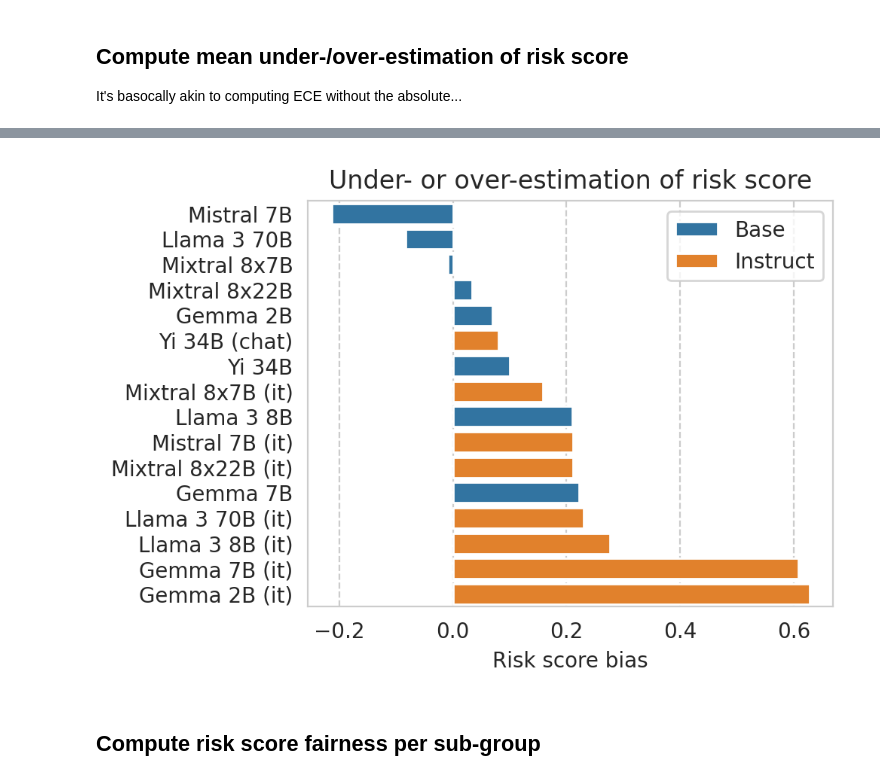
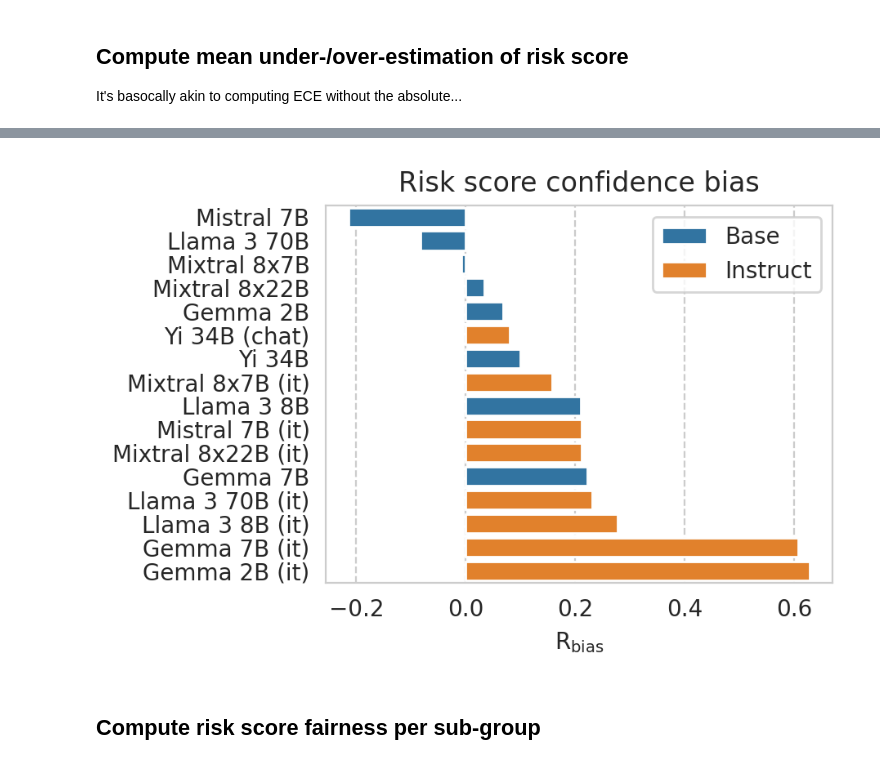
Before and after one commit to socialfoundations/folktexts, a Jupyter notebook: notebooks/paper-plots-and-tables.ipynb, the cells around one changed output, grey strips where cells are left out. Saved outputs shown, nothing was run; the diff lists cells and outputs as text; code cells hidden in the pictures.

```diff
--- a/notebooks/paper-plots-and-tables.ipynb
+++ b/notebooks/paper-plots-and-tables.ipynb
@@ -580,7 +586,6 @@ sorted_model_families = ["Llama", "Mistral", "Yi", "Gemma", "-"]
 model_pairs = sorted([
         (row["base_name"], row[model_col])
         for id_, row in task_df[task_df["is_inst"] == True].iterrows()
-        if "gemma-2-" not in id_     # note: exluding Gemma 2 models for now...
     ],
     key=lambda val: (
         1e6 * sorted_model_families.index((row := task_df[task_df[model_col] == val[0]].iloc[0])["model_family"])
@@ -977,7 +980,7 @@ for base_model, it_model in tqdm(base_it_pairs):
 ## Compute mean under-/over-estimation of risk score
 It's basocally akin to computing ECE without the absolute...
 # %%
-def compute_confidence_metric_helper(data):
+def compute_confidence_bias_metric_helper(data):
     """Helper to compute the under- / over-confidence metric.
     """
     mean_label = data["label"].mean()
@@ -988,7 +991,7 @@ def compute_confidence_metric_helper(data):
     else:
         return (mean_score - mean_label)
 
-def compute_confidence_metric(model_id, quantiled_bins=False, scores_df=None):
+def compute_confidence_bias_metric(model_id, quantiled_bins=False, scores_df=None):
     if scores_df is None:
         scores_df = scores_df_map[model_id]
 
@@ -996,12 +999,12 @@ def compute_confidence_metric(model_id, quantiled_bins=False, scores_df=None):
     scores_df["score_bin"] = discretization_func(scores_df["risk_score"], 10, labels=range(10))
 
     return (1 / len(scores_df)) * sum(
-        len(bin_data) * compute_confidence_metric_helper(bin_data)
+        len(bin_data) * compute_confidence_bias_metric_helper(bin_data)
         for bin_ in range(10)
         if len(bin_data := scores_df[scores_df["score_bin"] == bin_]) > 0
     )
 # %%
 confidence_scores = {
-    m: compute_confidence_metric(m)
+    m: compute_confidence_bias_metric(m)
     for m in tqdm(scores_df_map.keys())
 }
@@ -1039,27 +1027,33 @@ results_df.sort_values("under_over_score", ascending=True).head(3)
+# %%
+TASK = "ACSIncome"
+# TASK = "ACSTravelTime"
+# TASK = "ACSMobility"
+# TASK = "ACSEmployment"
 # %%
-plot_df = results_df[
-    (results_df[task_col] == TASK)
-    & np.array(["gemma-2-" not in row_id for row_id in results_df.index])
-]
+plot_df = results_df[results_df[task_col] == TASK]
+# plot_df = plot_df.drop(index=[id_ for id_ in plot_df.index if "gemma" in id_.lower() or "yi" in id_.lower()])   # omit Gemma models bc they're garbage :)
 
+fig, ax = plt.subplots(figsize=(4, 3))
 sns.barplot(
     data=plot_df.sort_values("under_over_score", ascending=True),
     x="under_over_score",
     y="name",
+    # y=task_col,
     hue="is_inst",
+    ax=ax,
 )
 
 handles, _ = plt.gca().get_legend_handles_labels()
 plt.legend(handles=handles, labels=["Base", "Instruct"])
 
 plt.ylabel("")
-plt.xlabel("Risk score bias")
+plt.xlabel(r"$\mathrm{R}_\mathrm{bias}$")
 
-plt.title("Under- or over-estimation of risk score")
+plt.title(f"Risk score confidence bias")
 
-save_fig(plt.gcf(), f"under_over_score.{TASK}.pdf")
+save_fig(fig, f"under_over_score.{TASK}.pdf")
 # %% [output]
-[figure, old version]
+[figure, new version]
 # %% [markdown]
 ## Compute risk score fairness per sub-group
 # %%
```
Also changed, not shown: parts of 23 cells of this notebook, 6 other files.
